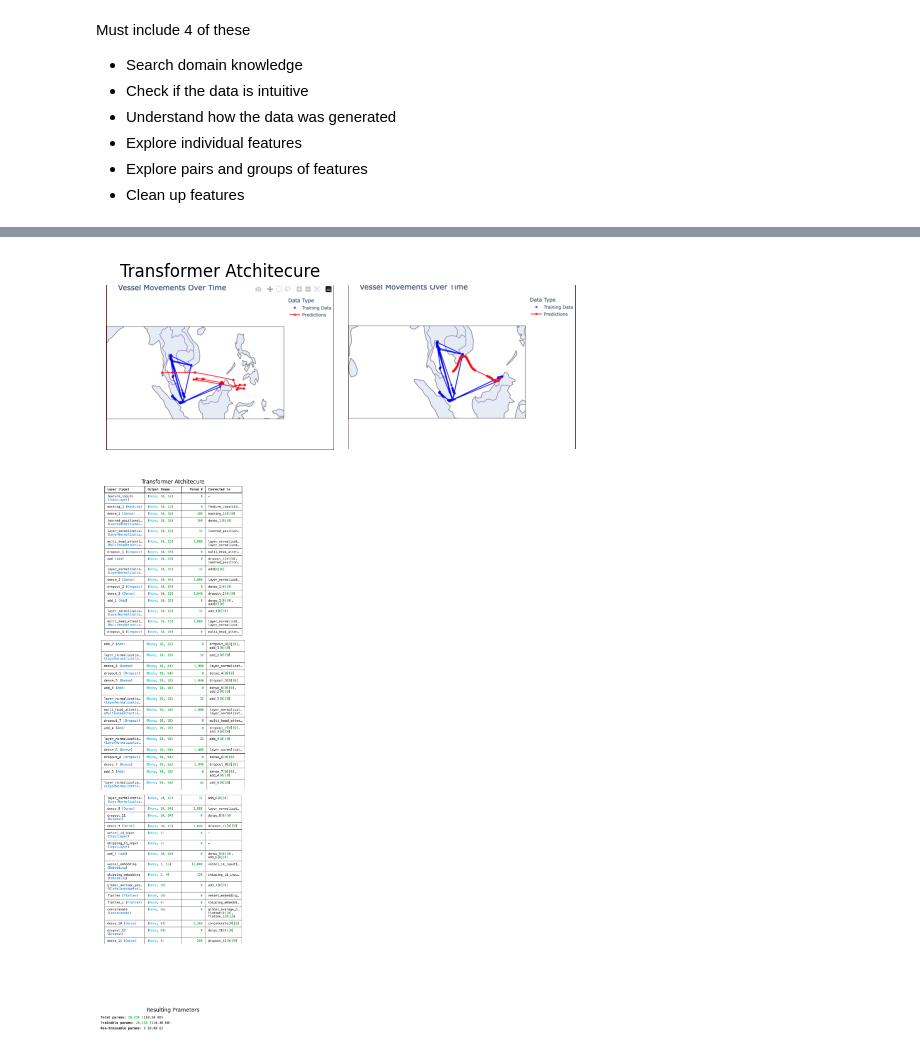
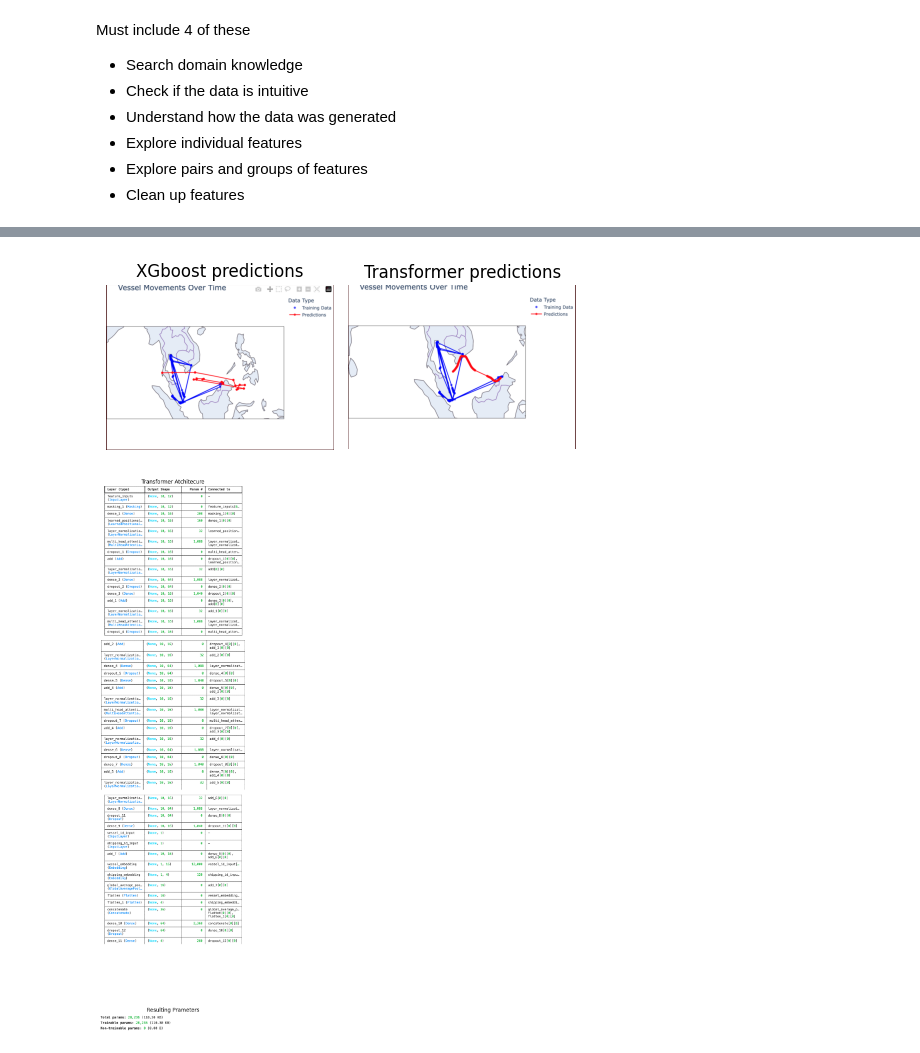
Before and after one commit to iverri/ML-Group-Project, a Jupyter notebook: Deliverables/report.ipynb, the cells around one changed output, grey strips where cells are left out. Drawn from its saved outputs; the diff is of its cells as text; code cells hidden in the pictures.

```diff
--- a/Deliverables/report.ipynb
+++ b/Deliverables/report.ipynb
@@ -84,24 +94,26 @@ Due to the computational expense to train the model, we were unable to perform m
 # %%
 # Load images
 img1 = mpimg.imread("images/predictions_xgboost.png")
 img2 = mpimg.imread("images/predictions_transformer.png")
 
 # Create a figure and a set of subplots
 fig, axs = plt.subplots(1, 2, figsize=(5, 20))  # 4 rows, 1 column
 
 # Display each image in a subplot
 axs[0].imshow(img1)
 axs[0].axis("off")  # Hide axes
-axs[0].set_title("Transformer Atchitecure")
+axs[0].set_title("XGboost predictions")
 
 axs[1].imshow(img2)
 axs[1].axis("off")  # Hide axes
+axs[1].set_title("Transformer predictions")
+
 
 # Adjust layout
 plt.tight_layout()
 plt.show()
 # %% [output]
-[figure, old version]
+[figure, new version]
 # %%
 # Load images
 img1 = mpimg.imread("images/transformer1.png")
```
Also changed, not shown: parts of 2 cells of this notebook, 7 other files.
